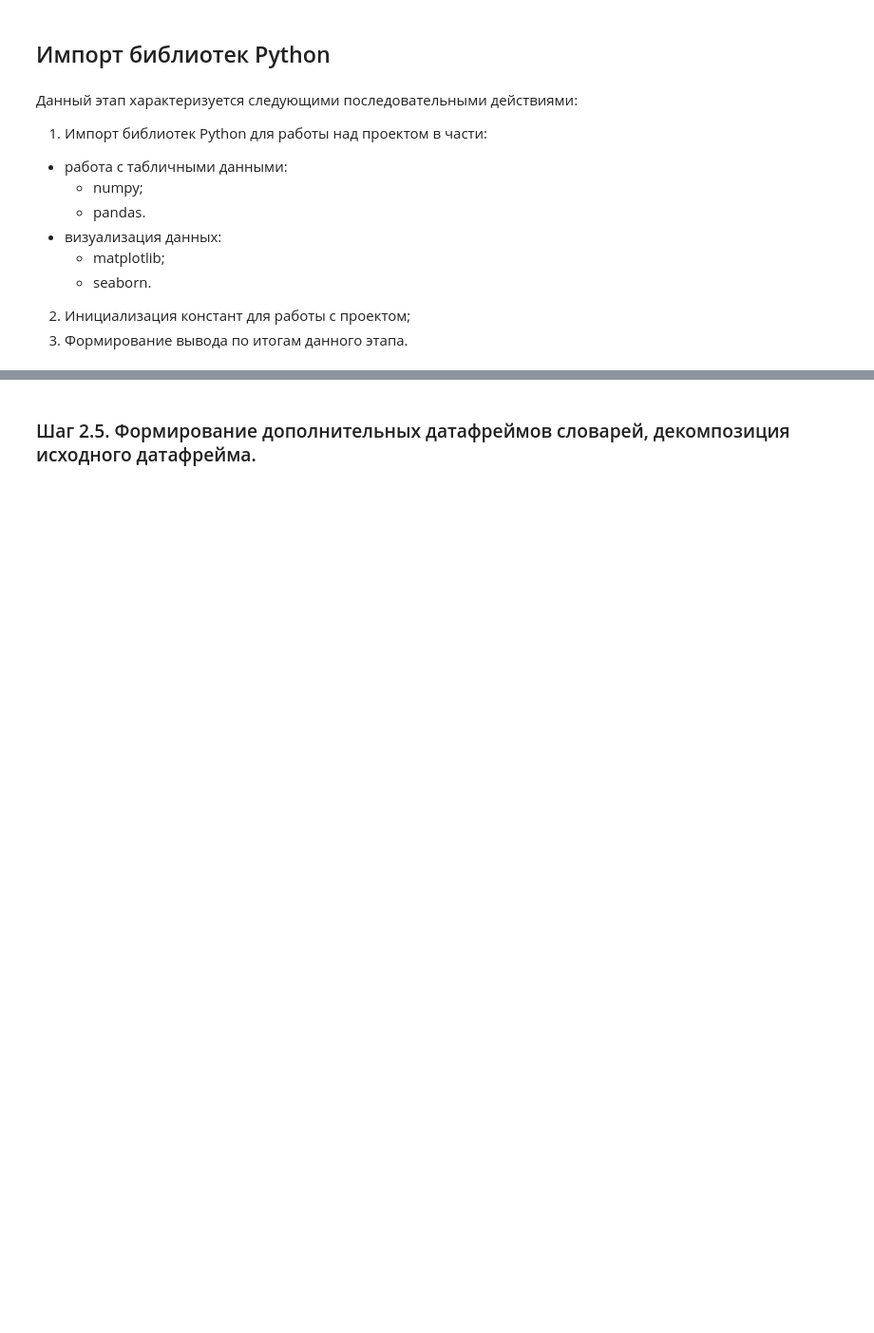
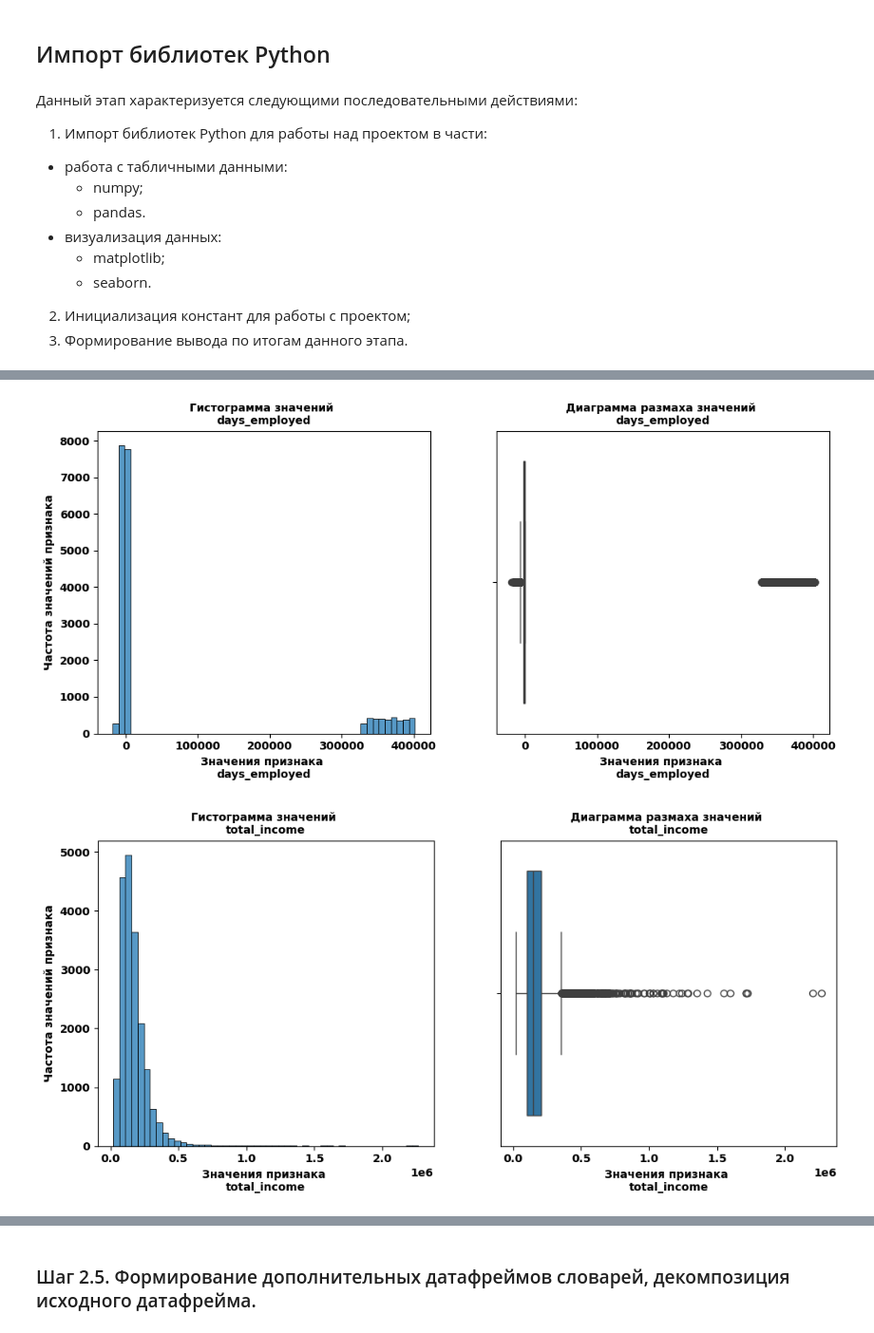
Before and after one commit to MrKostas/Yandex-Praktikum_Data-Analyst-projects, a Jupyter notebook: notebooks/DA_PetProject 2_The Reliability of Borrowers.ipynb, the cells around one changed output, grey strips where cells are left out. Shown at 95% size. Saved outputs shown, nothing was run; the diff lists cells and outputs as text; code cells hidden in the pictures; blank space fills up the shorter version.

```diff
--- a/notebooks/DA_PetProject 2_The Reliability of Borrowers.ipynb
+++ b/notebooks/DA_PetProject 2_The Reliability of Borrowers.ipynb
@@ -106,0 +118,14 @@ dtype: int64
+# %%
+# инициализация пользовательской функции построения распределений количественных непрерывных показателей
+def num_distribution(column : str, bins : int):
+    plt.subplot(1, 2, 1)
+    plt.xlabel(f'Значения признака \n{column}')
+    plt.ylabel('Частота значений признака')
+    plt.title(f'Гистограмма значений \n{column}', fontsize = 10)
+    sns.histplot(data = data, x = data[column], bins = bins)
+    plt.subplot(1, 2, 2)
+    plt.xlabel(f'Значения признака \n{column}')
+    plt.title(f'Диаграмма размаха значений \n{column}', fontsize = 10)
+    sns.boxplot(data = data, x = data[column])
+    plt.grid(False)
+    plt.show()
@@ -106,0 +199,9 @@ dtype: int64
+# %%
+# построение визуализации непрерывных количественных показателей
+num_features = ['days_employed', 'total_income']
+
+for feature in num_features:
+    num_distribution(feature, 50)
+# %% [output]
+[figure, added]
+[figure, added]
```
Also changed, not shown: parts of 101 cells of this notebook.
